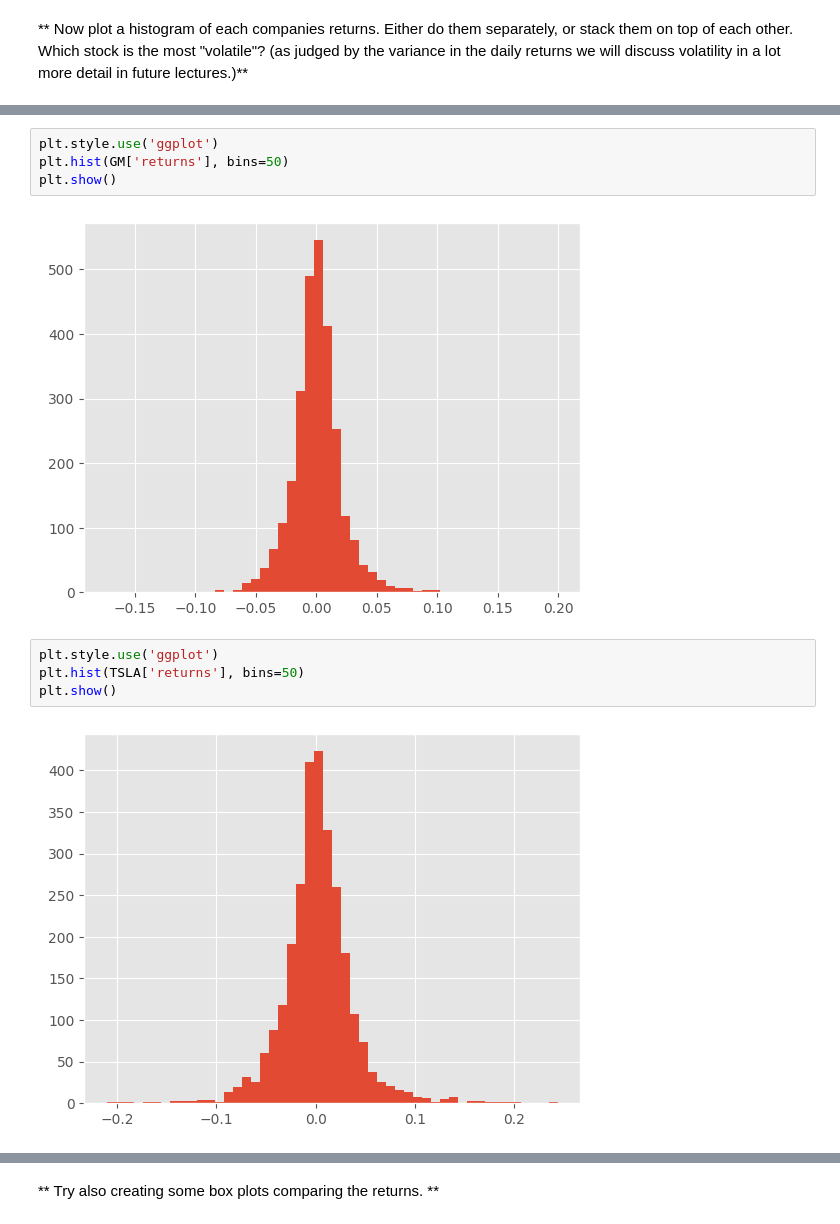
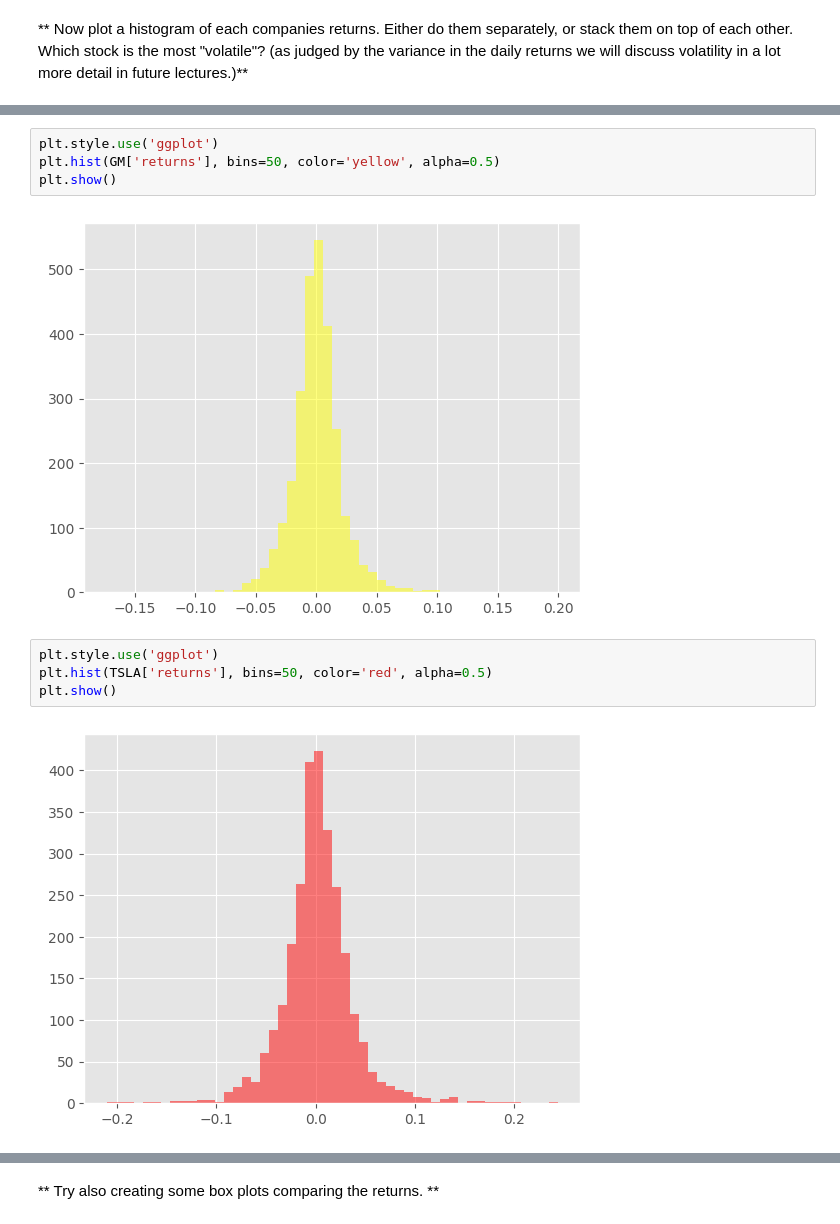
Before and after one commit to mattummal/ford-GM-share-price, a Jupyter notebook: analysis.ipynb, the cells around one changed output, grey strips where cells are left out. Drawn from its saved outputs; the diff is of its cells as text.

Commit message:
final_plot

```diff
--- a/analysis.ipynb
+++ b/analysis.ipynb
@@ -327,15 +327,15 @@ plt.show()
 # %%
 plt.style.use('ggplot')
-plt.hist(GM['returns'], bins=50)
+plt.hist(GM['returns'], bins=50, color='yellow', alpha=0.5)
 plt.show()
 # %% [output]
-[figure, old version]
+[figure, new version]
 # %%
 plt.style.use('ggplot')
-plt.hist(TSLA['returns'], bins=50)
+plt.hist(TSLA['returns'], bins=50, color='red', alpha=0.5)
 plt.show()
 # %% [output]
-[figure, old version]
+[figure, new version]
 # %%
 plt.style.use('ggplot')
 plt.hist(TSLA['returns'], bins=100,label='TSLA',alpha=0.5, color='red')
```
Also changed, not shown: parts of 2 cells of this notebook.
